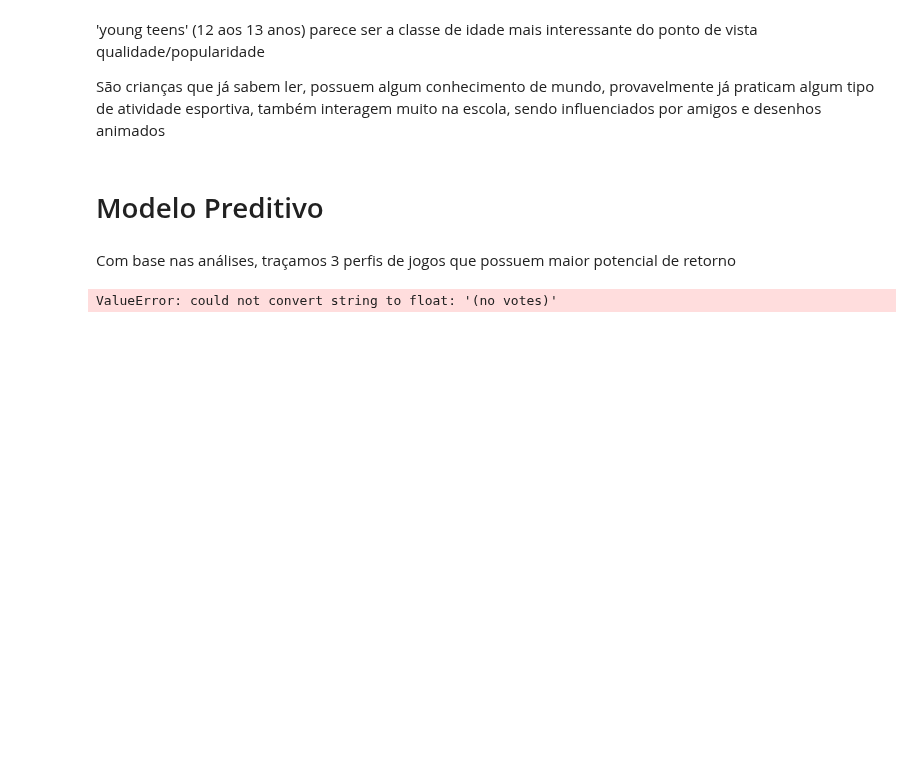
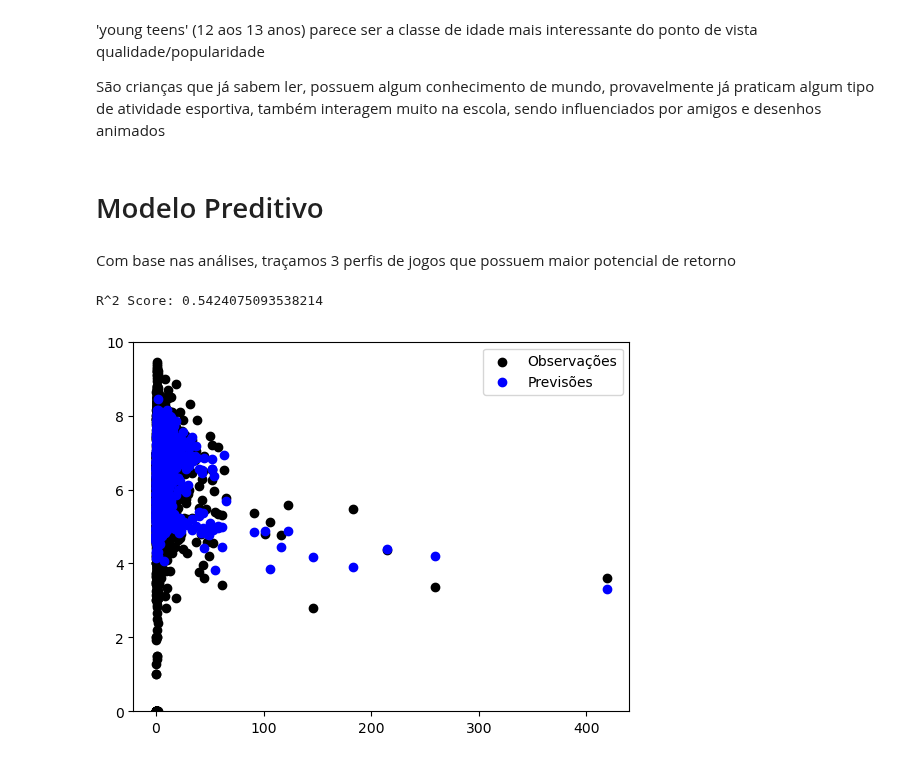
Before and after one commit to enzo-giannoni/Treinamento-1, a Jupyter notebook: storytelling-mafra.ipynb, the cells around one changed output. Drawn from its saved outputs; the diff is of its cells as text; code cells hidden in the pictures; blank space fills up the shorter version.

```diff
--- a/storytelling-mafra.ipynb
+++ b/storytelling-mafra.ipynb
@@ -158,30 +158,32 @@ São crianças que já sabem ler, possuem algum conhecimento de mundo, provavelm
 # %% [markdown]
 Com base nas análises, traçamos 3 perfis de jogos que possuem maior potencial de retorno
 # %%
-X = df.drop(['boardgameversion','average','object_id','name','totalvotes','usersrated','numgeeklists','numtrading','numwanting','numcomments','siteviews','numplays','numplays_month','news','blogs','weblink','podcast','baverage','stddev','boardgamehonor_cnt','boardgamedesigner','boardgameartist','boardgamepublisher','boardgamehonor','boardgamecategory','boardgamemechanic','boardgamefamily'], axis = 1)
+X = df.drop(['boardgameversion','playerage','average','object_id','name','totalvotes','usersrated','numgeeklists','numtrading','numwanting','numcomments','siteviews','numplays','numplays_month','news','blogs','weblink','podcast','baverage','stddev','boardgamehonor_cnt','boardgamedesigner','boardgameartist','boardgamepublisher','boardgamehonor','boardgamecategory','boardgamemechanic','boardgamefamily'], axis = 1)
 for index, row in X.iterrows():
     index = pd.to_numeric(index)
 
 for i in (0,df['average'].size-1):
     pd.to_numeric(df['average'][i])
 
 y = df['average']
 
 X_train, X_test, y_train, y_test = train_test_split(X, y, test_size=0.33, random_state=42)
 
 model = LinearRegression()
 
 model.fit(X_train, y_train)
 
 y_pred = model.predict(X_test)
 
 r2 = r2_score(y_test, y_pred)
 
 print(f'R^2 Score: {r2}')
 
 plt.scatter(X_test['boardgameversion_cnt'], y_test, color='black', label='Observações')
 plt.scatter(X_test['boardgameversion_cnt'], y_pred, color='blue', label='Previsões')
 plt.legend()
+plt.ylim(0, 10)
 plt.show()
 # %% [output]
-ValueError: could not convert string to float: '(no votes)'
+R^2 Score: 0.5424075093538214
+[figure, added]
```
